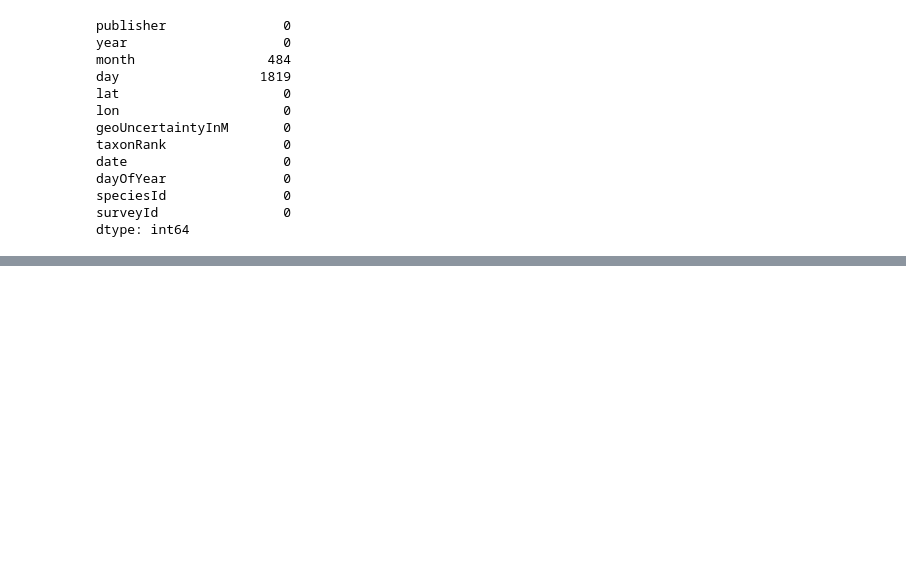
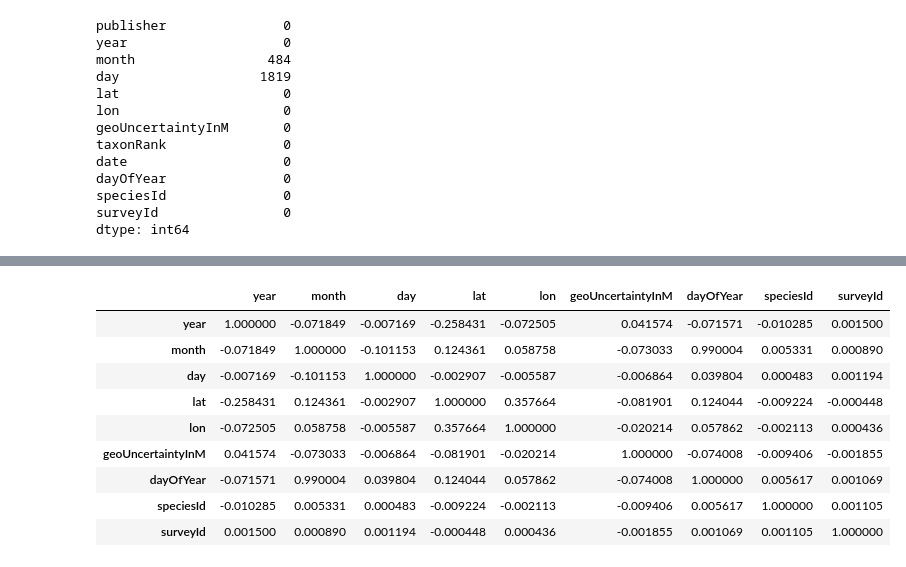
Before and after one commit to 25yohana12/Proyek-Akhir-Data-Mining-G07, a Jupyter notebook: Code/Final_Project.ipynb, the cells around one changed output, grey strips where cells are left out. Cells and saved outputs as stored; diff of their text form; code cells hidden in the pictures; blank space fills up the shorter version.

```diff
--- a/Code/Final_Project.ipynb
+++ b/Code/Final_Project.ipynb
@@ -63,0 +92,14 @@ df = df.drop_duplicates()
+# %%
+# Contoh korelasi numerik
+df.corr(numeric_only=True)
+# %% [output]
+|  | year | month | day | lat | lon | geoUncertaintyInM | dayOfYear | speciesId | surveyId |
+| year | 1.000000 | -0.071849 | -0.007169 | -0.258431 | -0.072505 | 0.041574 | -0.071571 | -0.010285 | 0.001500 |
+| month | -0.071849 | 1.000000 | -0.101153 | 0.124361 | 0.058758 | -0.073033 | 0.990004 | 0.005331 | 0.000890 |
+| day | -0.007169 | -0.101153 | 1.000000 | -0.002907 | -0.005587 | -0.006864 | 0.039804 | 0.000483 | 0.001194 |
+| lat | -0.258431 | 0.124361 | -0.002907 | 1.000000 | 0.357664 | -0.081901 | 0.124044 | -0.009224 | -0.000448 |
+| lon | -0.072505 | 0.058758 | -0.005587 | 0.357664 | 1.000000 | -0.020214 | 0.057862 | -0.002113 | 0.000436 |
+| geoUncertaintyInM | 0.041574 | -0.073033 | -0.006864 | -0.081901 | -0.020214 | 1.000000 | -0.074008 | -0.009406 | -0.001855 |
+| dayOfYear | -0.071571 | 0.990004 | 0.039804 | 0.124044 | 0.057862 | -0.074008 | 1.000000 | 0.005617 | 0.001069 |
+| speciesId | -0.010285 | 0.005331 | 0.000483 | -0.009224 | -0.002113 | -0.009406 | 0.005617 | 1.000000 | 0.001105 |
+| surveyId | 0.001500 | 0.000890 | 0.001194 | -0.000448 | 0.000436 | -0.001855 | 0.001069 | 0.001105 | 1.000000 |
```
Also changed, not shown: parts of 15 cells of this notebook.
